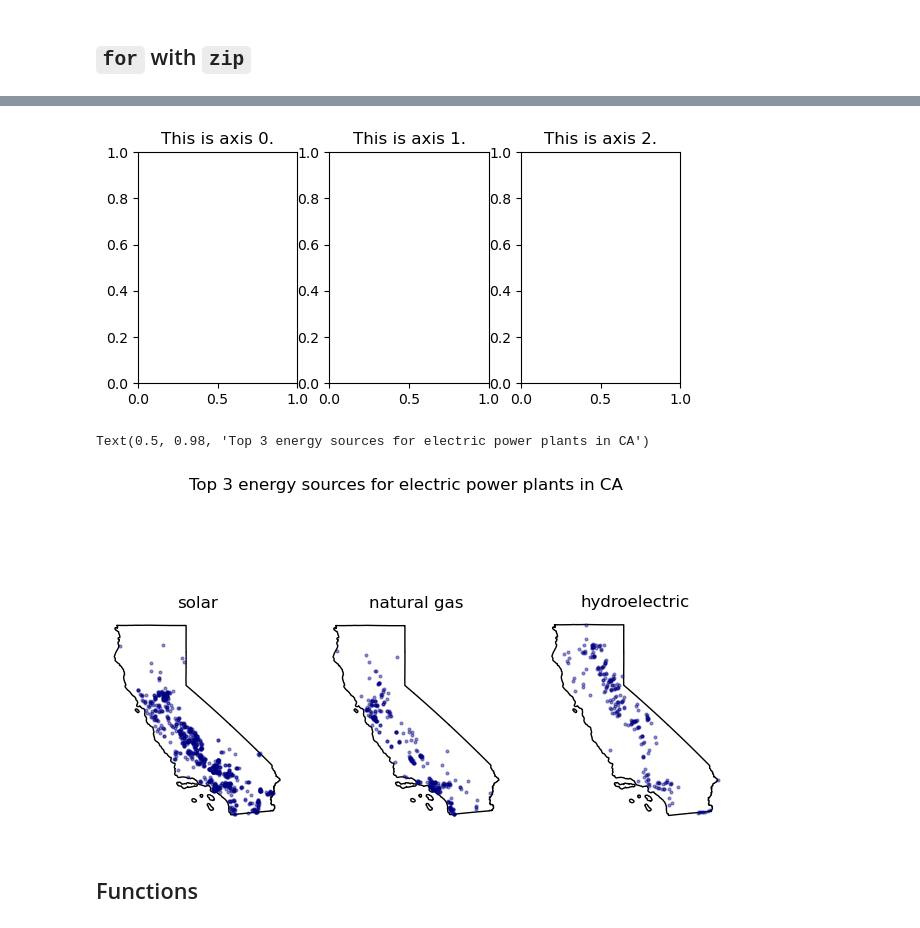
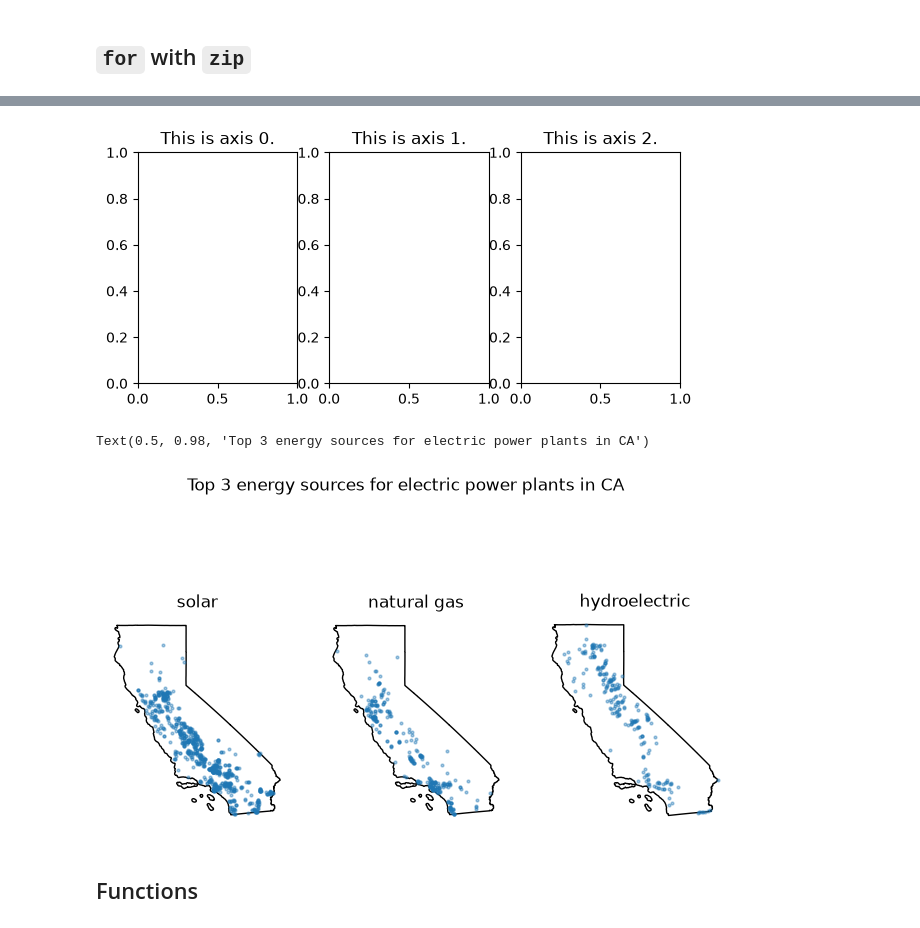
Before and after one commit to kloo49/eds220-in-class, a Jupyter notebook: lesson-12-streamline-your-code.ipynb, the cells around one changed output, grey strips where cells are left out. Saved outputs shown, nothing was run; the diff lists cells and outputs as text; code cells hidden in the pictures.

```diff
--- a/lesson-12-streamline-your-code.ipynb
+++ b/lesson-12-streamline-your-code.ipynb
@@ -244,32 +231,31 @@ plt.show()
 
 fig, axes = plt.subplots(nrows=1, ncols=3, figsize=(7,3))
 
-for  i in range(0,3):
-    axes[i].set_title(f'This is axis {i}.')
+for ax, i in zip(axes, range(0,3)):
+    ax.set_title(f'This is axis {i}.')
 # %% [output]
-[figure, old version]
+[figure, new version]
 # %%
 ca_power_plants = power_plants[power_plants['state'] == 'California']
-top_sources = power_plants['primsource'].value_counts().reset_index()['primsource'].head(3).to_list()
+ca_top_sources = ca_power_plants['primsource'].value_counts().index[:3].tolist()
 ca_boundary = states[states['name'] == 'California']
 
 fig, axes = plt.subplots(nrows=1, ncols=3, figsize=(8,5))
 
-for ax, source in zip(axes, top_sources):
+for ax, source in zip(axes, ca_top_sources):
     ax.set_title(source)
     ax.axis('off')
     ca_boundary.plot(ax=ax,
                      color = 'none',
                      edgecolor = 'black')
     ca_power_plants[ca_power_plants['primsource'] == source].plot(ax=ax,
-                                                                  color = 'navy',
                                                                   markersize = 4,
                                                                   alpha = 0.4)
 
 fig.suptitle('Top 3 energy sources for electric power plants in CA')
 # %% [output]
 Text(0.5, 0.98, 'Top 3 energy sources for electric power plants in CA')
-[figure, old version]
+[figure, new version]
 # %% [markdown]
 ## Functions
 # %%
```
Also changed, not shown: parts of 12 cells of this notebook.
